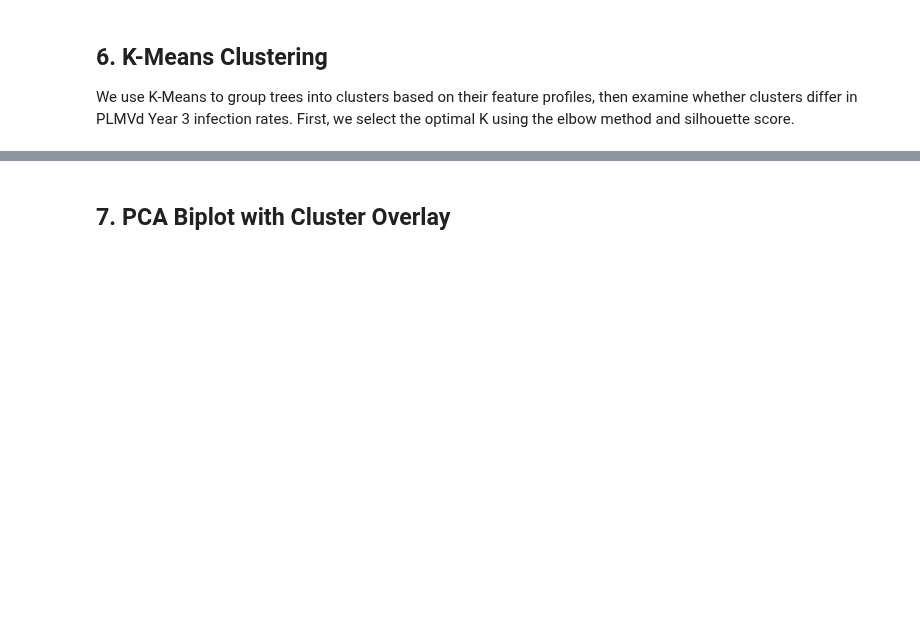
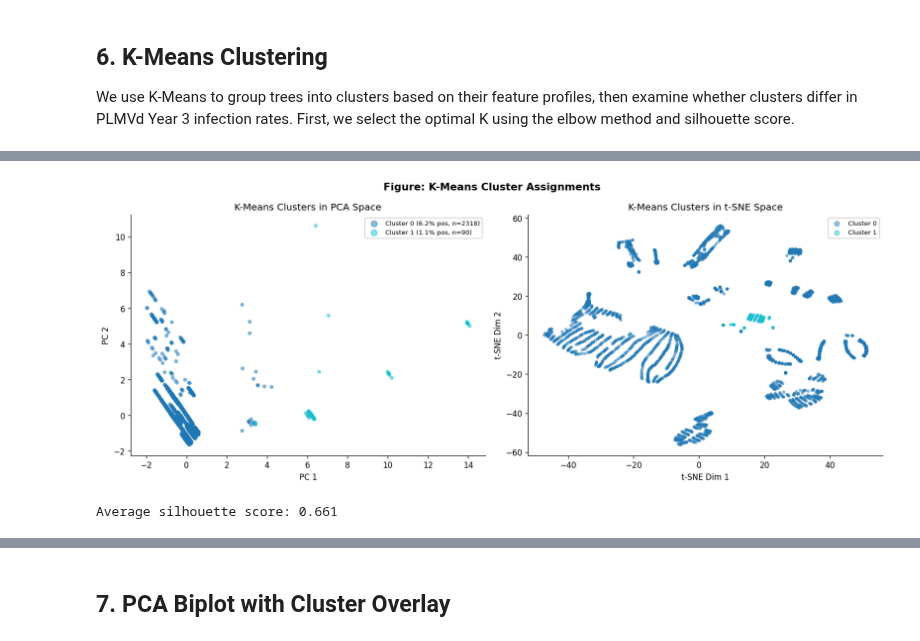
Before and after one commit to emmaabraham04/S26-CPSC4300-Final-Project, a Jupyter notebook: ThreeYearVirusVisualizations.ipynb, the cells around one changed output, grey strips where cells are left out. Cells and saved outputs as stored; diff of their text form; code cells hidden in the pictures; blank space fills up the shorter version.

```diff
--- a/ThreeYearVirusVisualizations.ipynb
+++ b/ThreeYearVirusVisualizations.ipynb
@@ -280,33 +325,40 @@ print(cluster_summary.to_string())
 # %%
 # Plot clusters in PCA and t-SNE space
 cmap_k = plt.cm.get_cmap('tab10', BEST_K)
 cluster_colors = [cmap_k(i) for i in range(BEST_K)]
 
 fig, axes = plt.subplots(1, 2, figsize=(14, 5.5))
 
 for k in range(BEST_K):
     idx_k = df['Cluster'] == k
     rate = cluster_summary.loc[k, 'plmvd_y3_pct']
     axes[0].scatter(X_pca[idx_k, 0], X_pca[idx_k, 1],
                     s=15, alpha=0.5, color=cluster_colors[k],
                     label=f'Cluster {k} ({rate}% pos, n={idx_k.sum()})')
     axes[1].scatter(X_tsne[idx_k, 0], X_tsne[idx_k, 1],
                     s=10, alpha=0.45, color=cluster_colors[k],
                     label=f'Cluster {k}')
 
 for ax, title, xlabel, ylabel in [
     (axes[0], 'K-Means Clusters in PCA Space', 'PC 1', 'PC 2'),
     (axes[1], 'K-Means Clusters in t-SNE Space', 't-SNE Dim 1', 't-SNE Dim 2'),
 ]:
     ax.set_title(title)
     ax.set_xlabel(xlabel)
     ax.set_ylabel(ylabel)
     ax.legend(fontsize=8, framealpha=0.9, markerscale=2)
 
+silhouette_avg = silhouette_score(X, df['Cluster'], sample_size=1000, random_state=42)
+
 plt.suptitle('Figure: K-Means Cluster Assignments', fontsize=13, fontweight='bold')
 plt.tight_layout()
 plt.savefig('fig_clusters_projected.png', dpi=150, bbox_inches='tight')
 plt.show()
+
+print(f"Average silhouette score: {silhouette_avg:.3f}")
+# %% [output]
+[figure, added]
+Average silhouette score: 0.661
 # %%
 # Bar chart: PLMVd Y3 infection rate by cluster
 fig, ax = plt.subplots(figsize=(8, 4.5))
```
Also changed, not shown: parts of 17 cells of this notebook, 12 other files.
